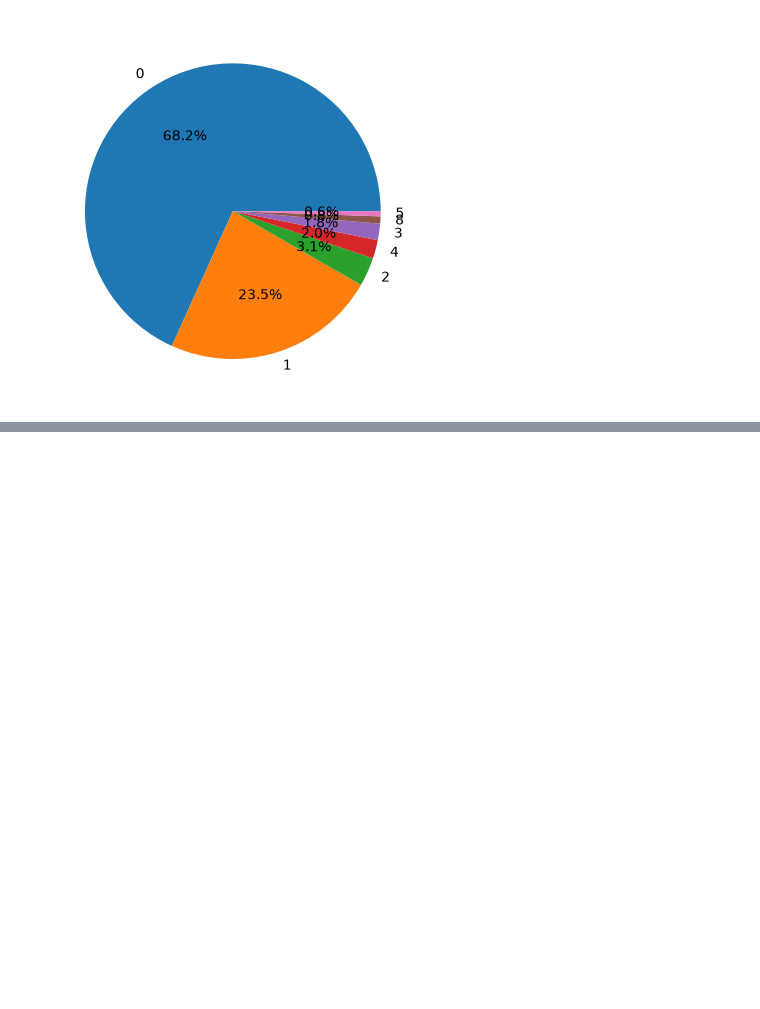
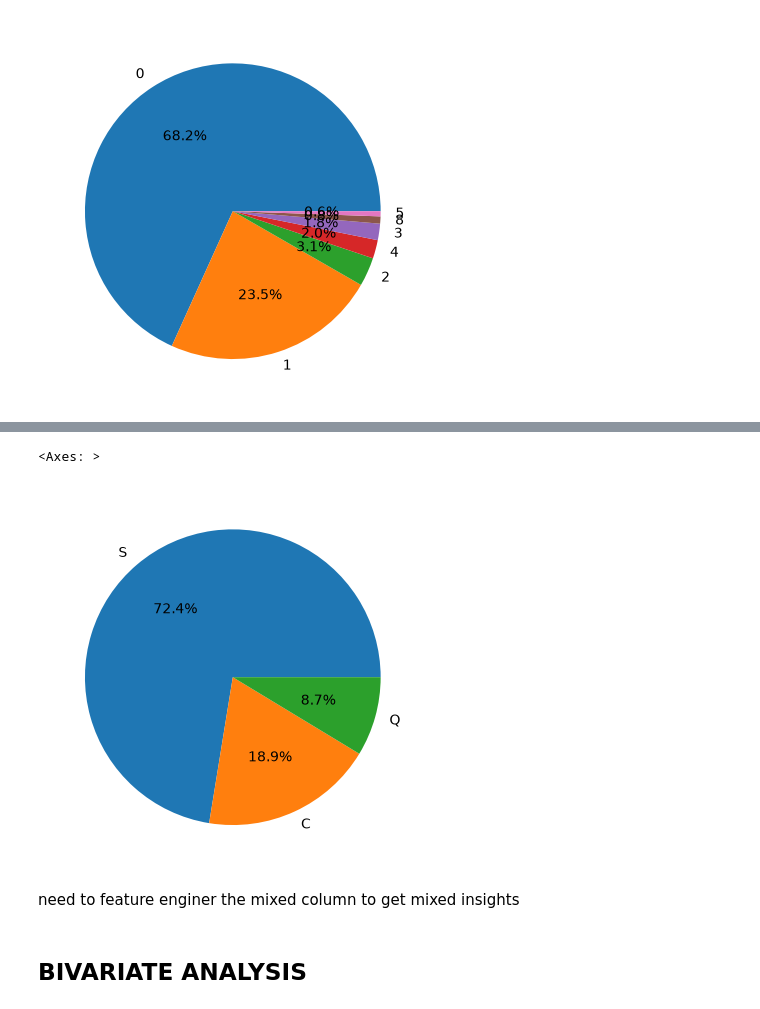
Before and after one commit to encara-pranjal/python, a Jupyter notebook: EDA/titanic.ipynb, the cells around one changed output, grey strips where cells are left out. Drawn from its saved outputs; the diff is of its cells as text; code cells hidden in the pictures; blank space fills up the shorter version.

```diff
--- a/EDA/titanic.ipynb
+++ b/EDA/titanic.ipynb
@@ -203,0 +241,9 @@ df['SibSp'].value_counts().plot(kind='pie',autopct='%0.1f%%')
+# %%
+df['Embarked'].value_counts().plot(kind='pie',autopct='%0.1f%%')
+# %% [output]
+<Axes: >
+[figure, added]
+# %% [markdown]
+need to feature enginer the mixed column to get mixed insights
+# %% [markdown]
+## BIVARIATE ANALYSIS ##
```
Also changed, not shown: parts of 24 cells of this notebook.
